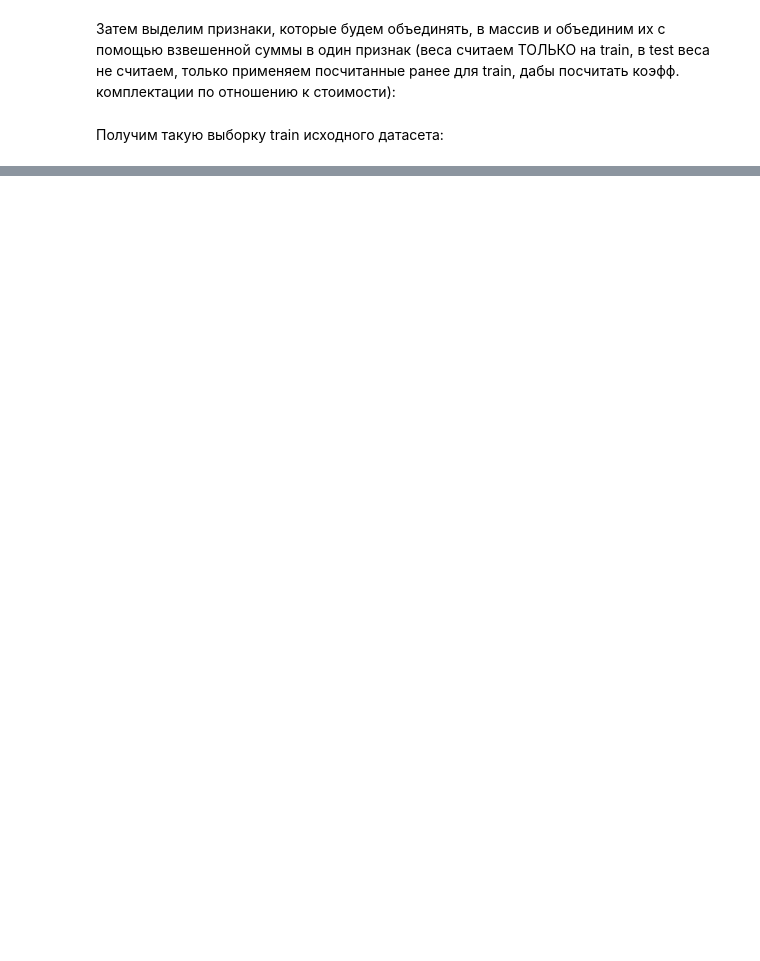
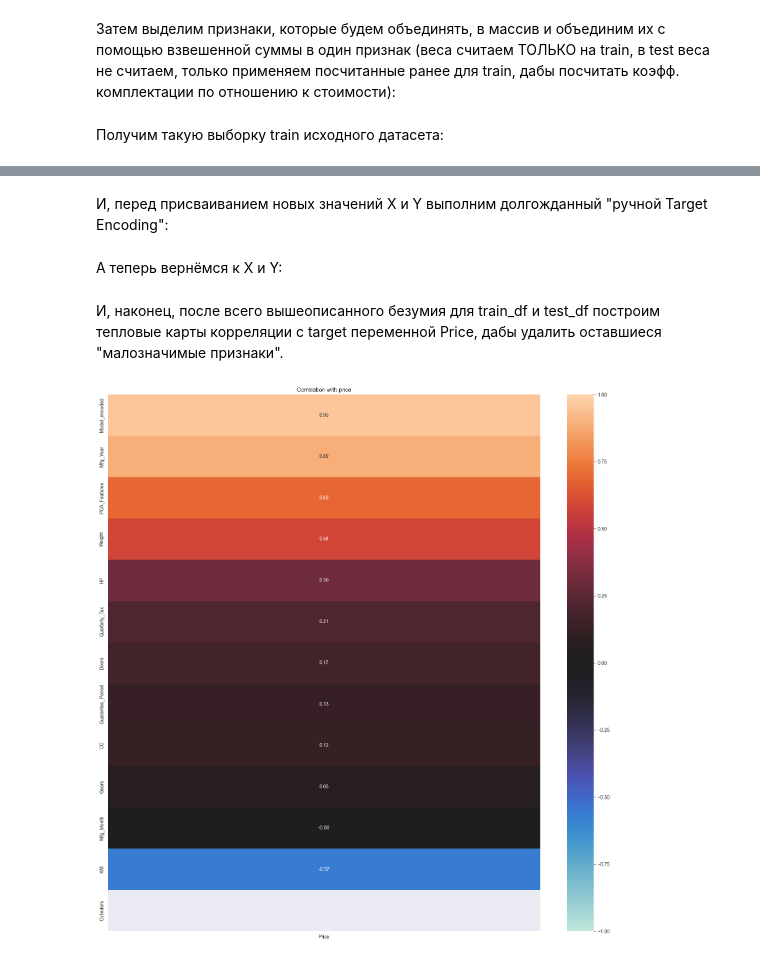
Before and after one commit to topj0bstule/ML_Course, a Jupyter notebook: hw04_/hw04_notebook.ipynb, the cells around one changed output, grey strips where cells are left out. Drawn from its saved outputs; the diff is of its cells as text; code cells hidden in the pictures; blank space fills up the shorter version.

```diff
--- a/hw04_/hw04_notebook.ipynb
+++ b/hw04_/hw04_notebook.ipynb
@@ -376,0 +411,12 @@ df.drop(pca_features, axis=1, inplace=True)
+# %% [markdown]
+И, перед присваиванием новых значений X и Y выполним долгожданный "ручной Target Encoding":
+# %%
+mean_price = train_df.groupby('Model')['Price'].mean()
+
+train_df['Model_encoded'] = train_df['Model'].map(mean_price)
+test_df['Model_encoded'] = test_df['Model'].map(mean_price).fillna(train_df['Price'].mean())
+
+train_df.drop('Model', axis=1, inplace=True)
+test_df.drop('Model', axis=1, inplace=True)
+# %% [markdown]
+А теперь вернёмся к X и Y:
@@ -376,0 +429,16 @@ df.drop(pca_features, axis=1, inplace=True)
+# %% [markdown]
+И, наконец, после всего вышеописанного безумия для train_df и test_df построим тепловые карты корреляции с target переменной Price, дабы удалить оставшиеся "малозначимые признаки".
+# %%
+corr_with_price = train_df.corr()['Price'].sort_values(ascending=False)
+plt.figure(figsize=(20,20))
+fig = sns.heatmap(
+    corr_with_price.drop('Price').to_frame(),
+    annot=True,
+    center=0, vmin=-1, vmax=1,
+    cbar=True,
+    fmt='.2f'
+)
+plt.title('Correlation with price')
+plt.show()
+# %% [output]
+[figure, added]
```
Also changed, not shown: parts of 30 cells of this notebook.
